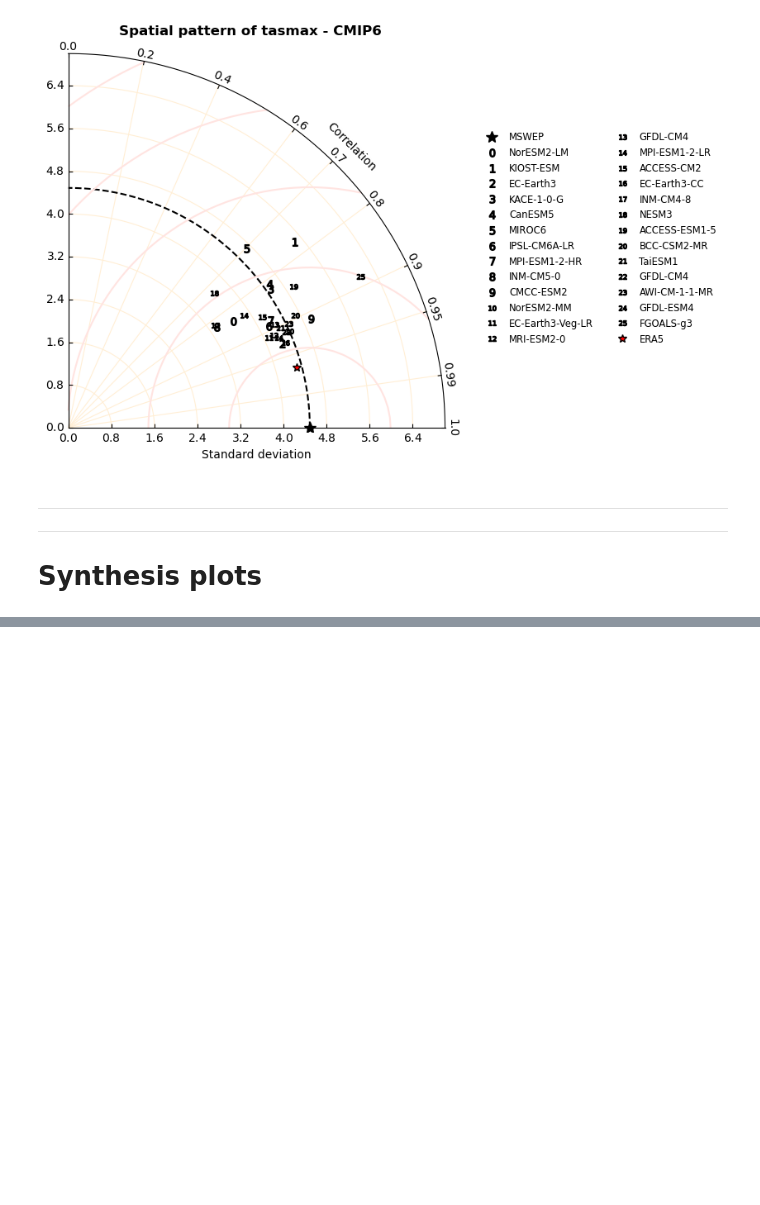
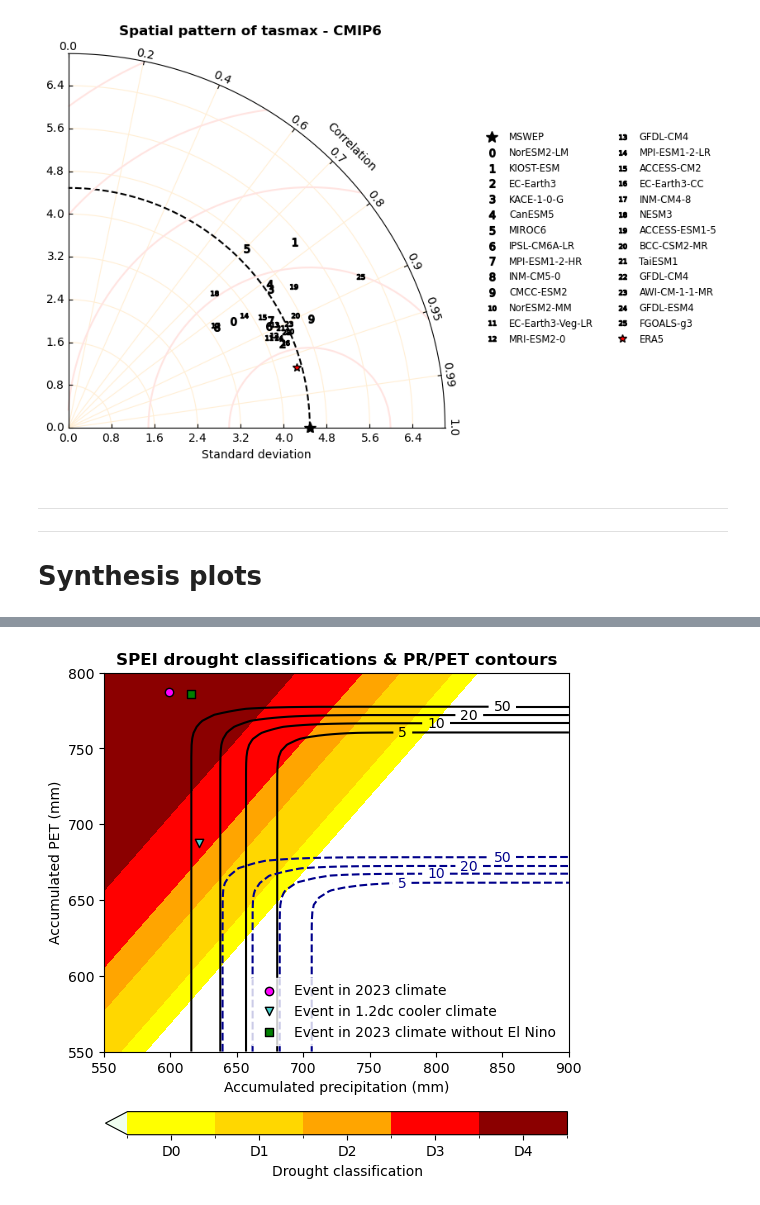
Before and after one commit to clairbarnes/wwa-current, a Jupyter notebook: 24-01_amazon-drought/amazon-drought_0P_model-data.ipynb, the cells around one changed output, grey strips where cells are left out. Saved outputs shown, nothing was run; the diff lists cells and outputs as text; code cells hidden in the pictures; blank space fills up the shorter version.

```diff
--- a/24-01_amazon-drought/amazon-drought_0P_model-data.ipynb
+++ b/24-01_amazon-drought/amazon-drought_0P_model-data.ipynb
@@ -1224,0 +1235,41 @@ plt.savefig("fig/synthesis_"+varnm+".png")
+# %%
+# load copula elements (computed in R)
+with open("joint-fit_mswx_pr-pet.json") as f:
+    coef, rl_pr, rl_pet, contour_now, contour_cf, joint_ep = json.load(f).values()
+# %%
+# load precip & PET, calculate effective precip; use this to compute SPEI parameters
+df = pd.merge(pd.read_csv("ts/cx_pr6_ms.csv", index_col = "year"),
+         pd.read_csv("ts/cx_pet6_ms.csv", index_col = "year"), left_index = True, right_index = True)
+df["effpr"] = df.pr - df.pet
+
+spei24_pars = glo.lmom_fit(df.loc[slice("1980", "2010"), "effpr"].copy()).values()
+
+# now compute SPEI over regular grid
+spei_grid = np.array([[norm.ppf(glo.cdf(p - pet, *spei24_pars)) for p in contour_now["x"]] for pet in contour_now["y"]])
+# %%
+# plot the contours (some cleaning needed)
+fig, axs = plt.subplots(ncols = 1, figsize = (6,6), dpi = 100)
+yy = [5,10,20,50]
+
+axs.contourf(contour_now["x"], contour_now["y"], spei_grid, levels = [-np.inf, -2, -1.55, -1.25, -.75, -.5], colors = ['darkred', 'red', 'orange', 'gold','yellow','honeydew'])
+cs = axs.contour(contour_now["x"], contour_now["y"], 1/np.array(contour_now["z"]).transpose(), levels = yy, colors = "k")
+plt.clabel(cs, levels = yy, manual = [(775,750), (800,765), (825,770), (850,780)])
+
+cs_hist = axs.contour(contour_cf["x"], contour_cf["y"], 1/np.array(contour_cf["z"]).transpose(), levels = yy, colors = "darkblue", linestyles = "--")
+plt.clabel(cs_hist, levels = yy, manual = [(775,650), (800,665), (825,670), (850,680)])
+
+axs.scatter(rl_pr["2023"][0], rl_pet["2023"], marker = "o", color = "magenta", edgecolor = "k", zorder = 10, label = "Event in 2023 climate")
+axs.scatter(rl_pr["hist"][0], rl_pet["hist"], marker = "v", color = "mediumturquoise", edgecolor = "k", zorder = 10, label = "Event in 1.2dc cooler climate")
+axs.scatter(rl_pr["neut"][0], rl_pet["neut"], marker = "s", color = "green", edgecolor = "k", zorder = 10, label = "Event in 2023 climate without El Nino")
+# axs.scatter(rl_pr["neuthist"][0], rl_pet["neuthist"], marker = "o", color = "k", edgecolor = "k", zorder = 10, label = "Event in cooler climate without El Nino")
+
+axs.set_xlabel("Accumulated precipitation (mm)")
+axs.set_ylabel("Accumulated PET (mm)")
+
+axs.legend(loc = "lower right", edgecolor = "w")
+drought_colorbar(drought_cbar, axs, fraction = 0.05, pad = 0.13, label = "Drought classification")
+
+plt.title("SPEI drought classifications & PR/PET contours", fontweight = "bold")
+plt.savefig("fig/fig_mswx_joint-drought-classification-contours.png")
+# %% [output]
+[figure, added]
```
Also changed, not shown: parts of 5 cells of this notebook, 1 other file.
